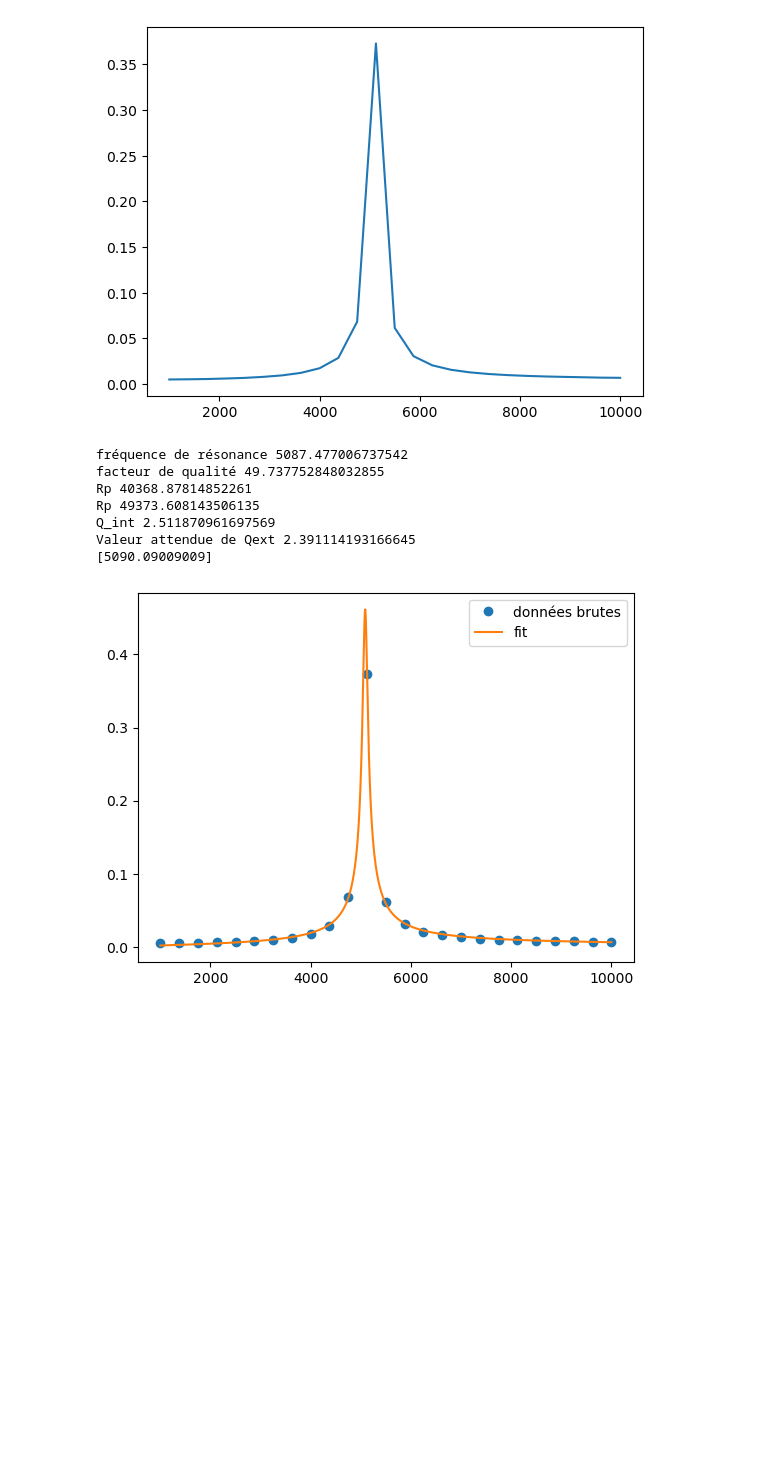
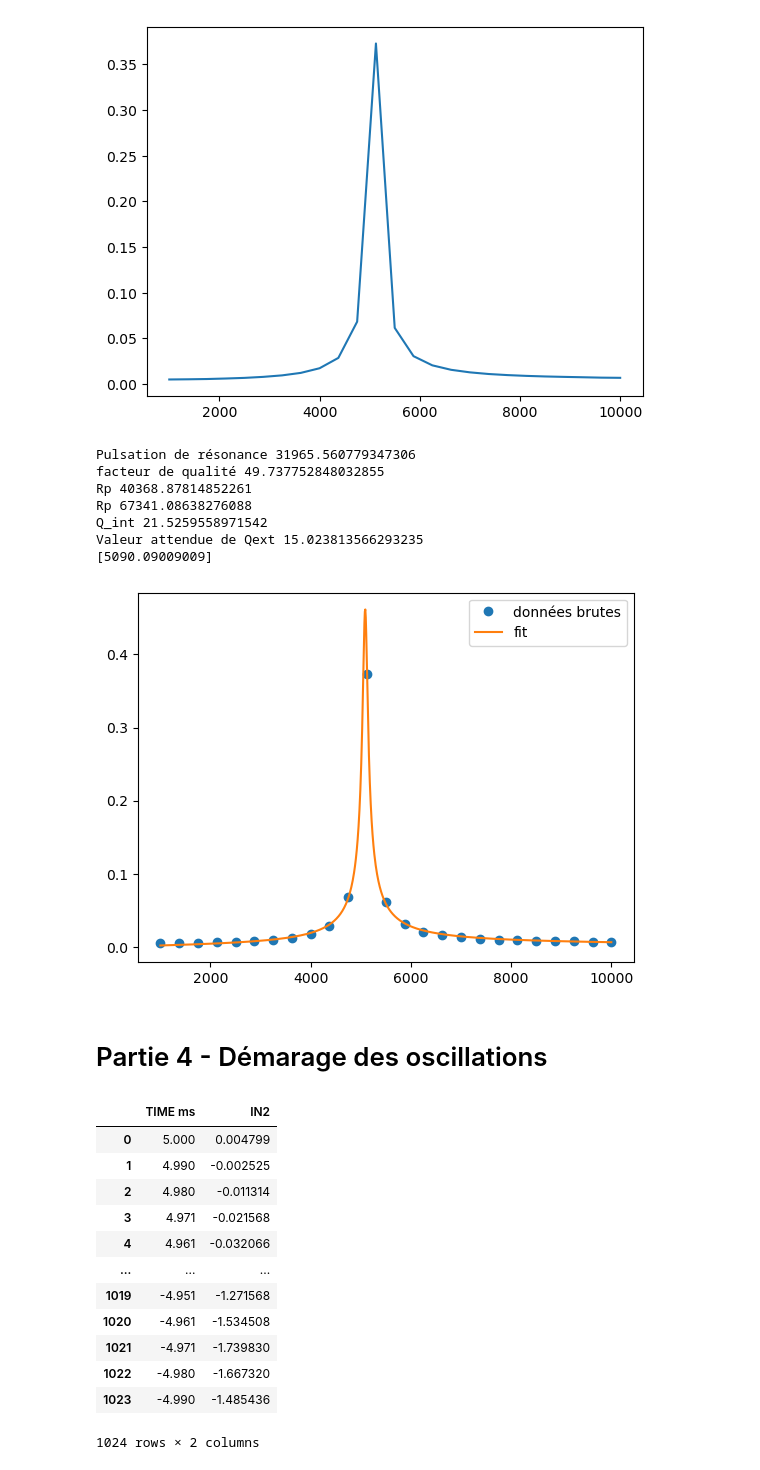
Before and after one commit to delavayan/Experiance-4-Phys-exp, a Jupyter notebook: TP RLC - Camille & Klara.ipynb, the cells around one changed output. Cells and saved outputs as stored; diff of their text form; code cells hidden in the pictures; blank space fills up the shorter version.

```diff
--- a/TP RLC - Camille & Klara.ipynb
+++ b/TP RLC - Camille & Klara.ipynb
@@ -187,6 +223,7 @@ p0 = (5000, 0.6, 1000)
 
 popt, pcov = curve_fit(model, freq_np, amp_np, p0)
 omega0, A, Q = popt
+omega0 = omega0*2*np.pi
 
 
 plt.plot(freq_np, amp_np, 'o', label ='données brutes')
@@ -195,7 +232,7 @@ freq_np = np.linspace(np.min(freq_np), np.max(freq_np), 1000)
 plt.plot(freq_np, model(freq_np, *popt), label = "fit")
 plt.legend()
 
-print('fréquence de résonance', omega0)
+print('Pulsation de résonance', omega0)
 print('facteur de qualité', abs(Q))
 print('Rp', Rp(R,A))
 print('Rp', Rp_bis(abs(Q_int(Q, R,omega0)), omega0 ))
@@ -204,11 +241,29 @@ print('Valeur attendue de Qext', R*10*1E-9*omega0 )
 mask = model(freq_np, *popt) == np.max(model(freq_np, *popt))
 print(freq_np[mask])
 # %% [output]
-fréquence de résonance 5087.477006737542
+Pulsation de résonance 31965.560779347306
 facteur de qualité 49.737752848032855
 Rp 40368.87814852261
-Rp 49373.608143506135
-Q_int 2.511870961697569
-Valeur attendue de Qext 2.391114193166645
+Rp 67341.08638276088
+Q_int 21.5259558971542
+Valeur attendue de Qext 15.023813566293235
 [5090.09009009]
 [figure]
+# %% [markdown]
+# Partie 4 - Démarage des oscillations
+# %%
+pd.read_csv('scopeData(23).csv')
+# %% [output]
+|  | TIME ms | IN2 |
+| 0 | 5.000 | 0.004799 |
+| 1 | 4.990 | -0.002525 |
+| 2 | 4.980 | -0.011314 |
+| 3 | 4.971 | -0.021568 |
+| 4 | 4.961 | -0.032066 |
+| ... | ... | ... |
+| 1019 | -4.951 | -1.271568 |
+| 1020 | -4.961 | -1.534508 |
+| 1021 | -4.971 | -1.739830 |
+| 1022 | -4.980 | -1.667320 |
+| 1023 | -4.990 | -1.485436 |
+1024 rows × 2 columns
```
Also changed, not shown: parts of 12 cells of this notebook, 3 other files.
